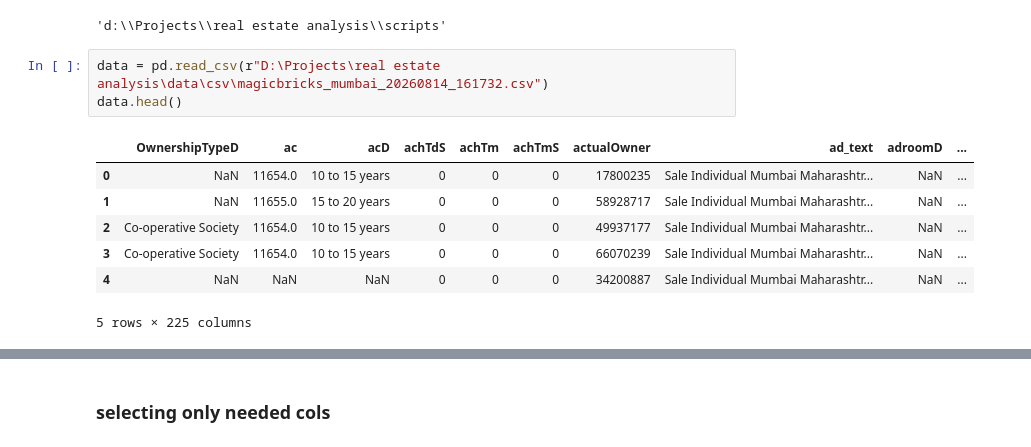
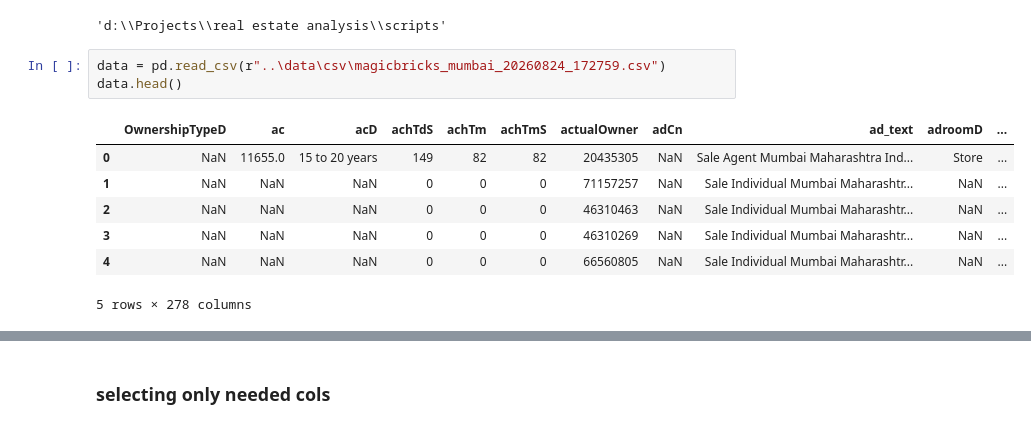
Before and after one commit to Mubashirr101/real-estate-tracker, a Jupyter notebook: scripts/eda.ipynb, the cells around one changed output, grey strips where cells are left out. Drawn from its saved outputs; the diff is of its cells as text.

```diff
--- a/scripts/eda.ipynb
+++ b/scripts/eda.ipynb
@@ -12,16 +12,16 @@ pwd()
 # %% [output]
 'd:\\Projects\\real estate analysis\\scripts'
 # %%
-data = pd.read_csv(r"D:\Projects\real estate analysis\data\csv\magicbricks_mumbai_20260814_161732.csv")
+data = pd.read_csv(r"..\data\csv\magicbricks_mumbai_20260824_172759.csv")
 data.head()
 # %% [output]
-|  | OwnershipTypeD | ac | acD | achTdS | achTm | achTmS | actualOwner | ad_text | adroomD | ... |
-| 0 | NaN | 11654.0 | 10 to 15 years | 0 | 0 | 0 | 17800235 | Sale Individual Mumbai Maharashtr... | NaN | ... |
-| 1 | NaN | 11655.0 | 15 to 20 years | 0 | 0 | 0 | 58928717 | Sale Individual Mumbai Maharashtr... | NaN | ... |
-| 2 | Co-operative Society | 11654.0 | 10 to 15 years | 0 | 0 | 0 | 49937177 | Sale Individual Mumbai Maharashtr... | NaN | ... |
-| 3 | Co-operative Society | 11654.0 | 10 to 15 years | 0 | 0 | 0 | 66070239 | Sale Individual Mumbai Maharashtr... | NaN | ... |
-| 4 | NaN | NaN | NaN | 0 | 0 | 0 | 34200887 | Sale Individual Mumbai Maharashtr... | NaN | ... |
+|  | OwnershipTypeD | ac | acD | achTdS | achTm | achTmS | actualOwner | adCn | ad_text | adroomD | ... |
+| 0 | NaN | 11655.0 | 15 to 20 years | 149 | 82 | 82 | 20435305 | NaN | Sale Agent Mumbai Maharashtra Ind... | Store | ... |
+| 1 | NaN | NaN | NaN | 0 | 0 | 0 | 71157257 | NaN | Sale Individual Mumbai Maharashtr... | NaN | ... |
+| 2 | NaN | NaN | NaN | 0 | 0 | 0 | 46310463 | NaN | Sale Individual Mumbai Maharashtr... | NaN | ... |
+| 3 | NaN | NaN | NaN | 0 | 0 | 0 | 46310269 | NaN | Sale Individual Mumbai Maharashtr... | NaN | ... |
+| 4 | NaN | NaN | NaN | 0 | 0 | 0 | 66560805 | NaN | Sale Individual Mumbai Maharashtr... | NaN | ... |
-5 rows × 225 columns
+5 rows × 278 columns
 # %%
 # print(f"no. of rows, cols : {data.shape}\n")
 print(f"info : {data.info()}\n")
```
Also changed, not shown: parts of 38 cells of this notebook, 6 other files.
